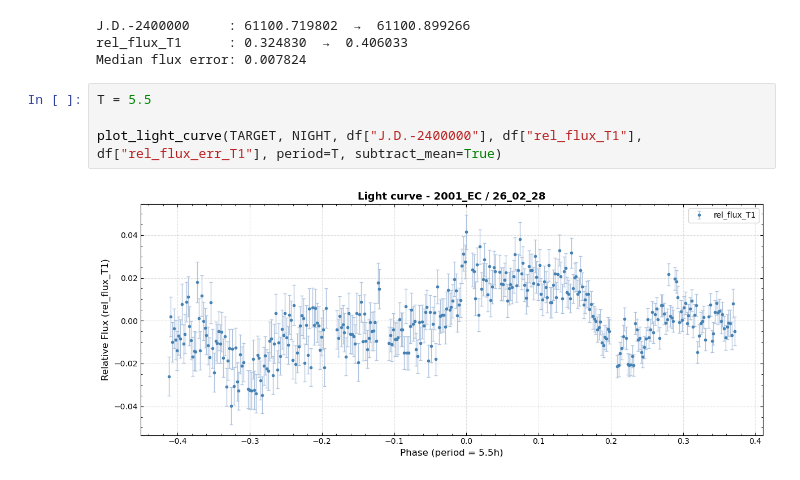
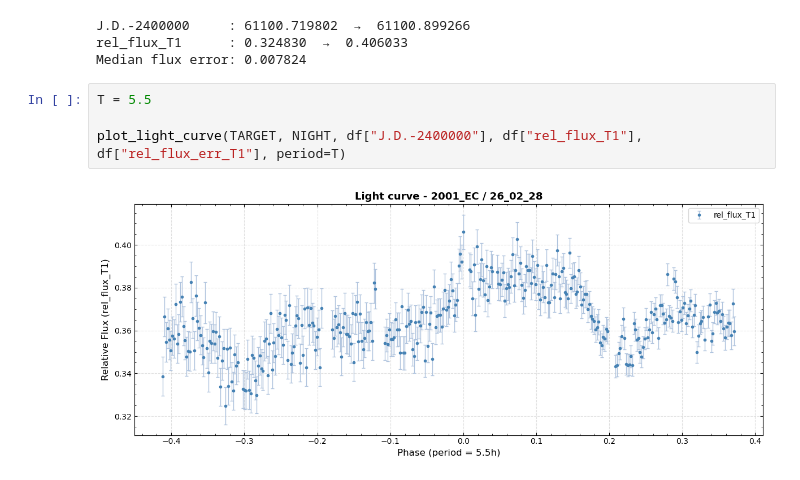
Before and after one commit to Robin-Savonet/OUKA2026, a Jupyter notebook: data/2001_EC/26_02_28/output.ipynb, the cells around one changed output. Saved outputs shown, nothing was run; the diff lists cells and outputs as text.

```diff
--- a/data/2001_EC/26_02_28/output.ipynb
+++ b/data/2001_EC/26_02_28/output.ipynb
@@ -60,6 +60,6 @@ Median flux error: 0.007824
 # %%
 T = 5.5
 
-plot_light_curve(TARGET, NIGHT, df["J.D.-2400000"], df["rel_flux_T1"], df["rel_flux_err_T1"], period=T, subtract_mean=True)
+plot_light_curve(TARGET, NIGHT, df["J.D.-2400000"], df["rel_flux_T1"], df["rel_flux_err_T1"], period=T)
 # %% [output]
-[figure, old version]
+[figure, new version]
```
Also changed, not shown: 3 other files.
